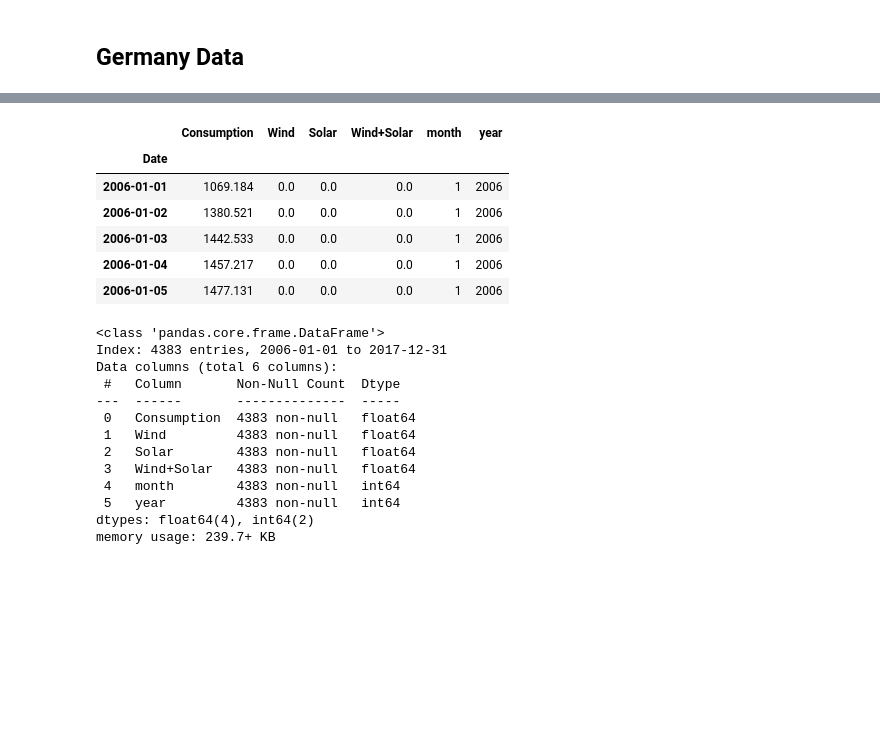
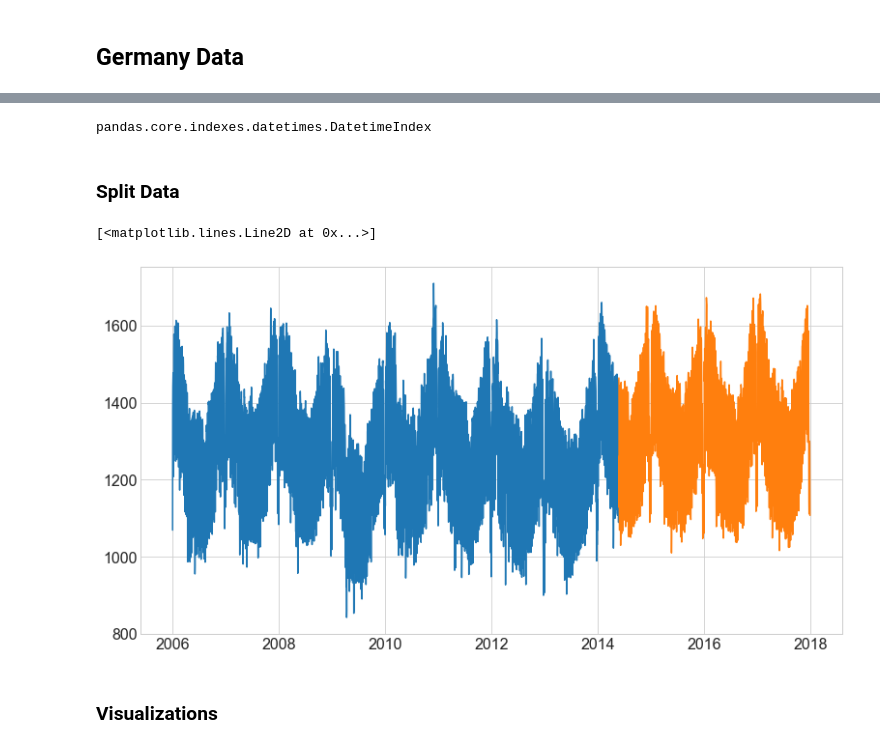
Before and after one commit to natasharivers/time-series-exercises, a Jupyter notebook: Explore.ipynb, the cells around one changed output, grey strips where cells are left out. Saved outputs shown, nothing was run; the diff lists cells and outputs as text; code cells hidden in the pictures; blank space fills up the shorter version.

```diff
--- a/Explore.ipynb
+++ b/Explore.ipynb
@@ -424,2 +446,10 @@ ax.xaxis.set_major_formatter(DateFormatter('%b %y'))
+# %%
+#create column to identify month!
+df['year'] = df.index.year
+# %%
+#fill nulls
+df = df.fillna(0)
+# %%
+germany_df = df
 # %%
-germany_df = prepare.prep_germany()
+germany_df
@@ -426,26 +471,22 @@ germany_df = prepare.prep_germany()
-# %%
-germany_df.head()
-# %% [output]
-|  | Consumption | Wind | Solar | Wind+Solar | month | year |
-| Date |  |  |  |  |  |  |
-| 2006-01-01 | 1069.184 | 0.0 | 0.0 | 0.0 | 1 | 2006 |
-| 2006-01-02 | 1380.521 | 0.0 | 0.0 | 0.0 | 1 | 2006 |
-| 2006-01-03 | 1442.533 | 0.0 | 0.0 | 0.0 | 1 | 2006 |
-| 2006-01-04 | 1457.217 | 0.0 | 0.0 | 0.0 | 1 | 2006 |
-| 2006-01-05 | 1477.131 | 0.0 | 0.0 | 0.0 | 1 | 2006 |
-# %%
-germany_df.info()
-# %% [output]
-<class 'pandas.core.frame.DataFrame'>
-Index: 4383 entries, 2006-01-01 to 2017-12-31
-Data columns (total 6 columns):
- #   Column       Non-Null Count  Dtype
----  ------       --------------  -----
- 0   Consumption  4383 non-null   float64
- 1   Wind         4383 non-null   float64
- 2   Solar        4383 non-null   float64
- 3   Wind+Solar   4383 non-null   float64
- 4   month        4383 non-null   int64
- 5   year         4383 non-null   int64
-dtypes: float64(4), int64(2)
-memory usage: 239.7+ KB
+# %%
+type(germany_df.index)
+# %% [output]
+pandas.core.indexes.datetimes.DatetimeIndex
+# %% [markdown]
+### Split Data
+# %%
+#percentage based
+train_size = .70
+n = germany_df.shape[0]
+test_start_index = round(train_size * n)
+
+train = germany_df[:test_start_index] # everything up (not including) to the test_start_index
+test = germany_df[test_start_index:] # everything from the test_start_index to the end
+
+plt.plot(train.index, train.Consumption)
+plt.plot(test.index, test.Consumption)
+# %% [output]
+[<matplotlib.lines.Line2D at 0x...>]
+[figure, added]
+# %% [markdown]
+### Visualizations
```
Also changed, not shown: parts of 25 cells of this notebook.
